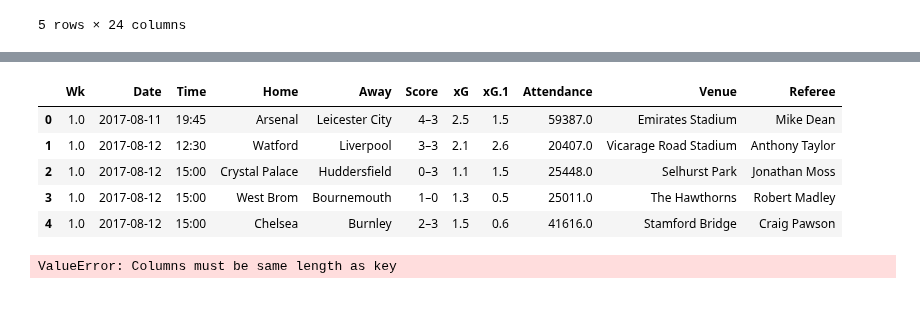
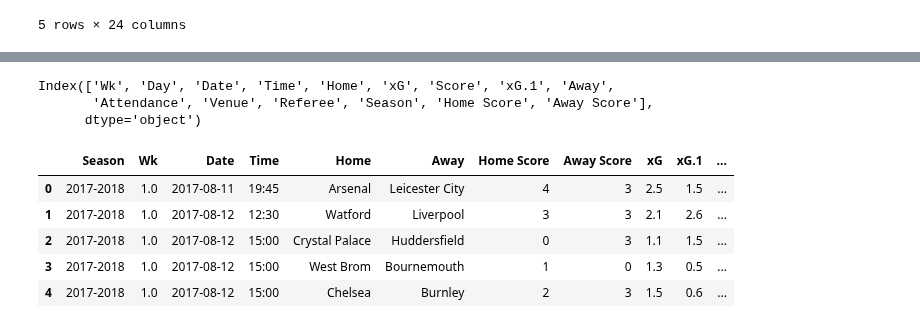
Before and after one commit to GurpreetChugh/Project-Football, a Jupyter notebook: EPL_Project_Football.ipynb, the cells around one changed output, grey strips where cells are left out. Saved outputs shown, nothing was run; the diff lists cells and outputs as text; code cells hidden in the pictures.

```diff
--- a/EPL_Project_Football.ipynb
+++ b/EPL_Project_Football.ipynb
@@ -234,0 +279,8 @@ EPL_2022_matches_df.head()
+# %%
+# Drop match report & notes columns
+EPL_2018_matches_df = EPL_2018_matches_df.drop(['Match Report', 'Notes'], axis=1)
+EPL_2019_matches_df = EPL_2019_matches_df.drop(['Match Report', 'Notes'], axis=1)
+EPL_2020_matches_df = EPL_2020_matches_df.drop(['Match Report', 'Notes'], axis=1)
+EPL_2021_matches_df = EPL_2021_matches_df.drop(['Match Report', 'Notes'], axis=1)
+EPL_2022_matches_df = EPL_2022_matches_df.drop(['Match Report', 'Notes'], axis=1)
+EPL_2022_matches_df.head()
@@ -234,0 +294,8 @@ EPL_2022_matches_df.head()
+# %%
+# Add seasons column
+EPL_2018_matches_df['Season'] = '2017-2018'
+EPL_2019_matches_df['Season'] = '2018-2019'
+EPL_2020_matches_df['Season'] = '2019-2020'
+EPL_2021_matches_df['Season'] = '2020-2021'
+EPL_2022_matches_df['Season'] = '2021-2022'
+EPL_2022_matches_df.head()
@@ -235,6 +311,6 @@ EPL_2022_matches_df.head()
 # %%
 # Concatenate matches into one dataframe
-EPL_all_matches_df = pd.concat([EPL_2018_matches_df, EPL_2019_matches_df, EPL_2020_matches_df,
+EPL_all_seasons_matches_df = pd.concat([EPL_2018_matches_df, EPL_2019_matches_df, EPL_2020_matches_df,
                                 EPL_2021_matches_df, EPL_2022_matches_df], axis=0)
-EPL_all_matches_df.head()
+EPL_all_seasons_matches_df.info()
 # %% [output]
@@ -253,0 +337,4 @@ Index(['Wk', 'Day', 'Date', 'Time', 'Home', 'xG', 'Score', 'xG.1', 'Away',
+# %%
+# Split 'Score' column into 'Home Score' & 'Away Score'
+EPL_all_seasons_matches_df[['Home Score','Away Score']] = EPL_all_seasons_matches_df['Score'].str.split('–', expand=True)
+EPL_all_seasons_matches_df.head()
@@ -254,18 +348,18 @@ Index(['Wk', 'Day', 'Date', 'Time', 'Home', 'xG', 'Score', 'xG.1', 'Away',
+# %%
+EPL_all_seasons_matches_df.columns
+# %% [output]
+Index(['Wk', 'Day', 'Date', 'Time', 'Home', 'xG', 'Score', 'xG.1', 'Away',
+       'Attendance', 'Venue', 'Referee', 'Season', 'Home Score', 'Away Score'],
+      dtype='object')
 # %%
-# Select desired columns
-EPL_matches_reduced_df = EPL_all_matches_df[['Wk', 'Date', 'Time', 'Home', 'Away', 'Score', 'xG', 'xG.1',
-                                             'Attendance', 'Venue', 'Referee']]
-EPL_matches_reduced_df.head()
+EPL_all_seasons_matches_df = EPL_all_seasons_matches_df[['Season', 'Wk', 'Date','Time', 'Home', 'Away', 'Home Score', 'Away Score', 'xG', 'xG.1',
+                                       'Attendance', 'Venue', 'Referee']]
+
+EPL_all_seasons_matches_df.head()
 # %% [output]
-|  | Wk | Date | Time | Home | Away | Score | xG | xG.1 | Attendance | Venue | Referee |
-| 0 | 1.0 | 2017-08-11 | 19:45 | Arsenal | Leicester City | 4–3 | 2.5 | 1.5 | 59387.0 | Emirates Stadium | Mike Dean |
-| 1 | 1.0 | 2017-08-12 | 12:30 | Watford | Liverpool | 3–3 | 2.1 | 2.6 | 20407.0 | Vicarage Road Stadium | Anthony Taylor |
-| 2 | 1.0 | 2017-08-12 | 15:00 | Crystal Palace | Huddersfield | 0–3 | 1.1 | 1.5 | 25448.0 | Selhurst Park | Jonathan Moss |
-| 3 | 1.0 | 2017-08-12 | 15:00 | West Brom | Bournemouth | 1–0 | 1.3 | 0.5 | 25011.0 | The Hawthorns | Robert Madley |
-| 4 | 1.0 | 2017-08-12 | 15:00 | Chelsea | Burnley | 2–3 | 1.5 | 0.6 | 41616.0 | Stamford Bridge | Craig Pawson |
+|  | Season | Wk | Date | Time | Home | Away | Home Score | Away Score | xG | xG.1 | ... |
+| 0 | 2017-2018 | 1.0 | 2017-08-11 | 19:45 | Arsenal | Leicester City | 4 | 3 | 2.5 | 1.5 | ... |
+| 1 | 2017-2018 | 1.0 | 2017-08-12 | 12:30 | Watford | Liverpool | 3 | 3 | 2.1 | 2.6 | ... |
+| 2 | 2017-2018 | 1.0 | 2017-08-12 | 15:00 | Crystal Palace | Huddersfield | 0 | 3 | 1.1 | 1.5 | ... |
+| 3 | 2017-2018 | 1.0 | 2017-08-12 | 15:00 | West Brom | Bournemouth | 1 | 0 | 1.3 | 0.5 | ... |
+| 4 | 2017-2018 | 1.0 | 2017-08-12 | 15:00 | Chelsea | Burnley | 2 | 3 | 1.5 | 0.6 | ... |
-# %%
-# Split 'Score' column into 'Home Score' & 'Away Score'
-EPL_matches_reduced_df[['Home Score','Away Score']] = EPL_matches_reduced_df['Score'].str.split('-', expand=True)
-EPL_matches_reduced_df.head()
-# %% [output]
-ValueError: Columns must be same length as key
```
Also changed, not shown: parts of 16 cells of this notebook.
